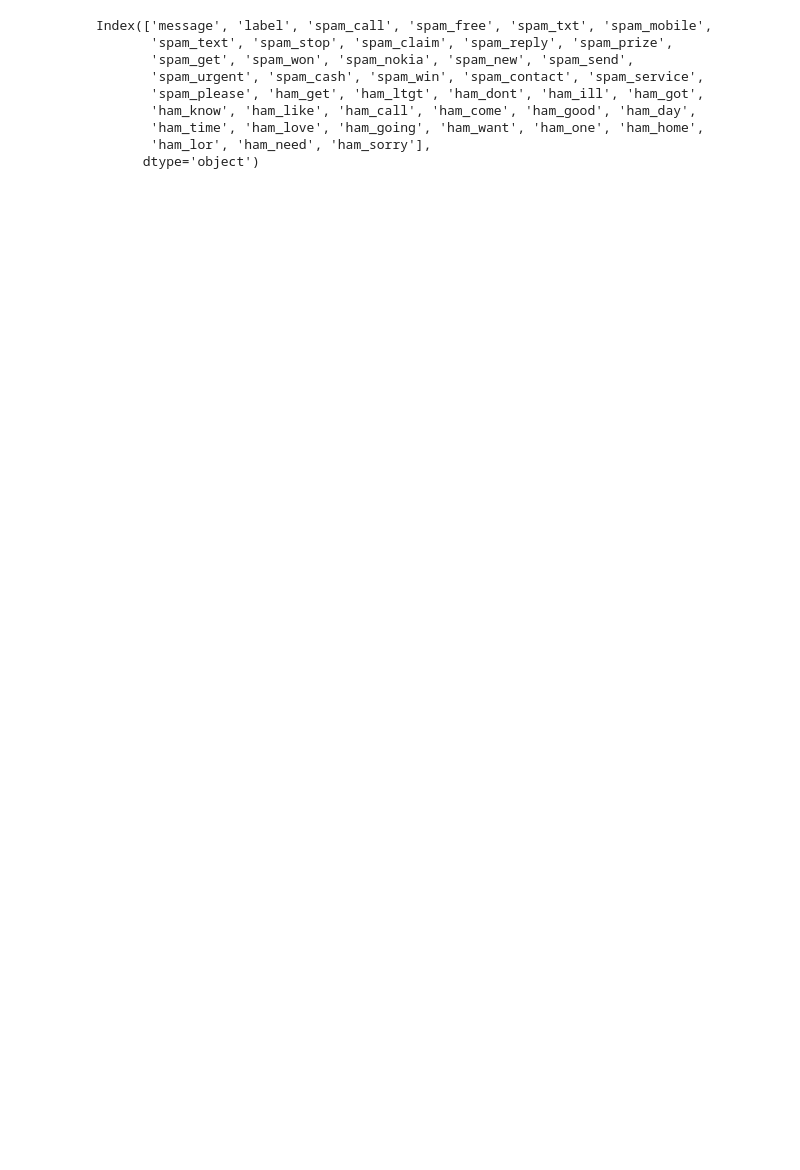
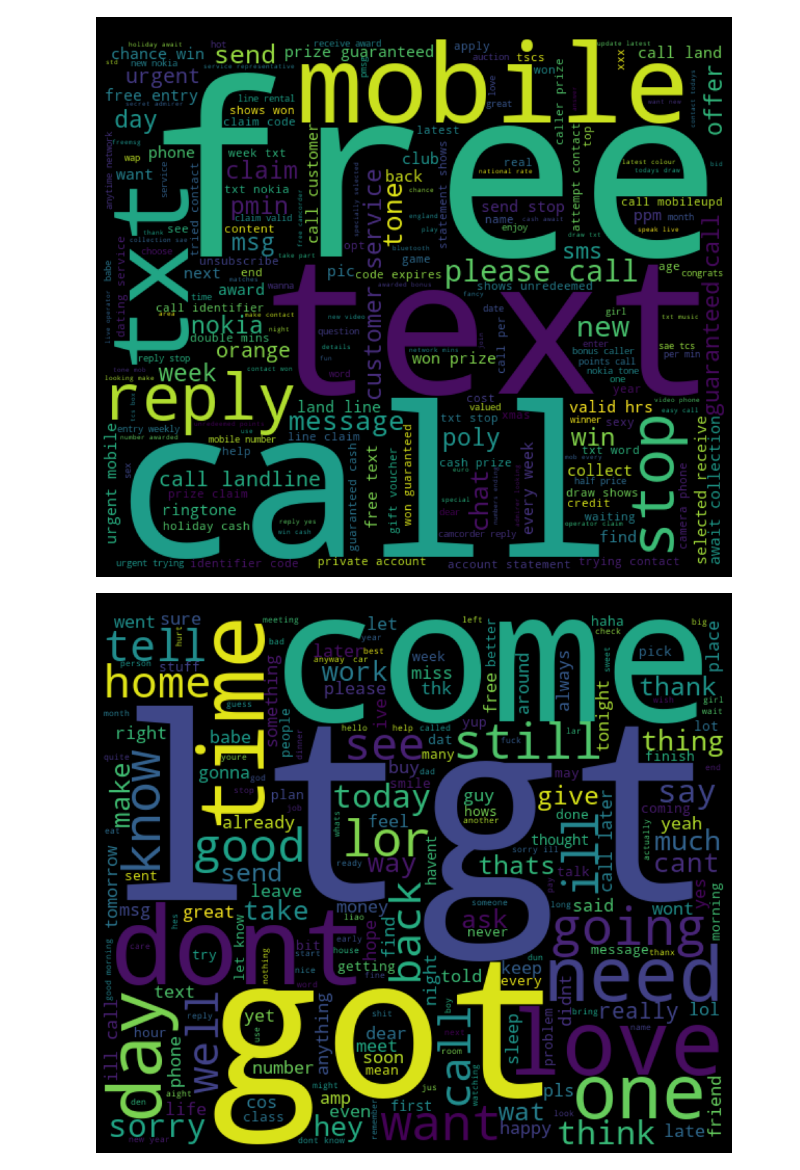
Before and after one commit to andr830g/EM-Spam-Classification, a Jupyter notebook: BagOfWord_Transformation.ipynb, the cells around one changed output. Drawn from its saved outputs; the diff is of its cells as text; code cells hidden in the pictures; blank space fills up the shorter version.

Commit message:
Updated spam words

```diff
--- a/BagOfWord_Transformation.ipynb
+++ b/BagOfWord_Transformation.ipynb
@@ -1,9 +6,4 @@
 # %%
-import pandas as pd
-import string
-import re
-from collections import Counter
-
 # List of common English stopwords
 stop_words = set([
     'i', 'me', 'my', 'myself', 'we', 'our', 'ours', 'ourselves', 'you', 'your', 'yours', 'yourself', 'yourselves',
@@ -47,37 +47,27 @@ df['label'] = df['labels'].map({'ham': 0, 'spam': 1})
 
 # Apply the preprocessing to the 'v2' column (email messages) and create a new column with tokenized words
 df['tokens'] = df['message'].apply(preprocess_text)
-
-# Separate spam and ham messages
-spam_words = [word for tokens in df[df['labels'] == 'spam']['tokens'] for word in tokens]
-ham_words = [word for tokens in df[df['labels'] == 'ham']['tokens'] for word in tokens]
-
-# Count word frequencies for spam and ham
-spam_freq = Counter(spam_words)
-ham_freq = Counter(ham_words)
-
-# Select the 20 most common words in spam and ham messages
-most_common_spam = [word for word, _ in spam_freq.most_common(20)]
-most_common_ham = [word for word, _ in ham_freq.most_common(20)]
-
-# Create binary columns for the most common spam and ham words
-for word in most_common_spam:
-    df[f'spam_{word}'] = df['tokens'].apply(lambda tokens: 1 if word in tokens else 0)
-
-for word in most_common_ham:
-    df[f'ham_{word}'] = df['tokens'].apply(lambda tokens: 1 if word in tokens else 0)
-
-df = df.drop(columns=['labels', 'tokens', 'Unnamed: 2', 'Unnamed: 3', 'Unnamed: 4'], axis=1)
-
-# Display the first few rows to verify the changes
-df.columns
-# %% [output]
-Index(['message', 'label', 'spam_call', 'spam_free', 'spam_txt', 'spam_mobile',
-       'spam_text', 'spam_stop', 'spam_claim', 'spam_reply', 'spam_prize',
-       'spam_get', 'spam_won', 'spam_nokia', 'spam_new', 'spam_send',
-       'spam_urgent', 'spam_cash', 'spam_win', 'spam_contact', 'spam_service',
-       'spam_please', 'ham_get', 'ham_ltgt', 'ham_dont', 'ham_ill', 'ham_got',
-       'ham_know', 'ham_like', 'ham_call', 'ham_come', 'ham_good', 'ham_day',
-       'ham_time', 'ham_love', 'ham_going', 'ham_want', 'ham_one', 'ham_home',
-       'ham_lor', 'ham_need', 'ham_sorry'],
-      dtype='object')
+# %%
+from wordcloud import WordCloud
+import matplotlib.pyplot as plt
+
+spam_words = ' '.join(list(df[df['label'] == 1]['tokens'].apply(' '.join)))
+spam_wc = WordCloud(width = 600,height = 512).generate(spam_words)
+plt.figure(figsize = (12, 8), facecolor = 'k')
+plt.imshow(spam_wc)
+plt.axis('off')
+plt.tight_layout(pad = 0)
+plt.title('Spam')
+plt.show()
+
+spam_words = ' '.join(list(df[df['label'] == 0]['tokens'].apply(' '.join)))
+spam_wc = WordCloud(width = 600,height = 512).generate(spam_words)
+plt.figure(figsize = (12, 8), facecolor = 'k')
+plt.imshow(spam_wc)
+plt.axis('off')
+plt.tight_layout(pad = 0)
+plt.title('Ham')
+plt.show()
+# %% [output]
+[figure, added]
+[figure, added]
```
Also changed, not shown: parts of 6 cells of this notebook, 1 other file.
